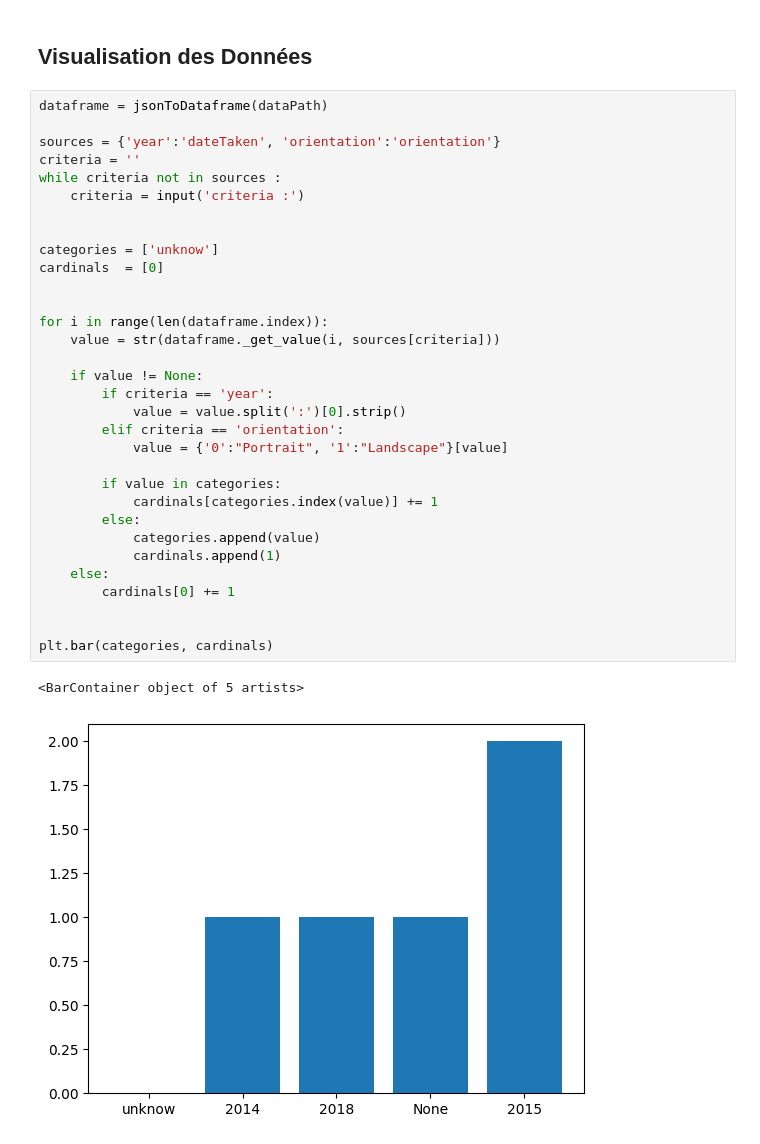
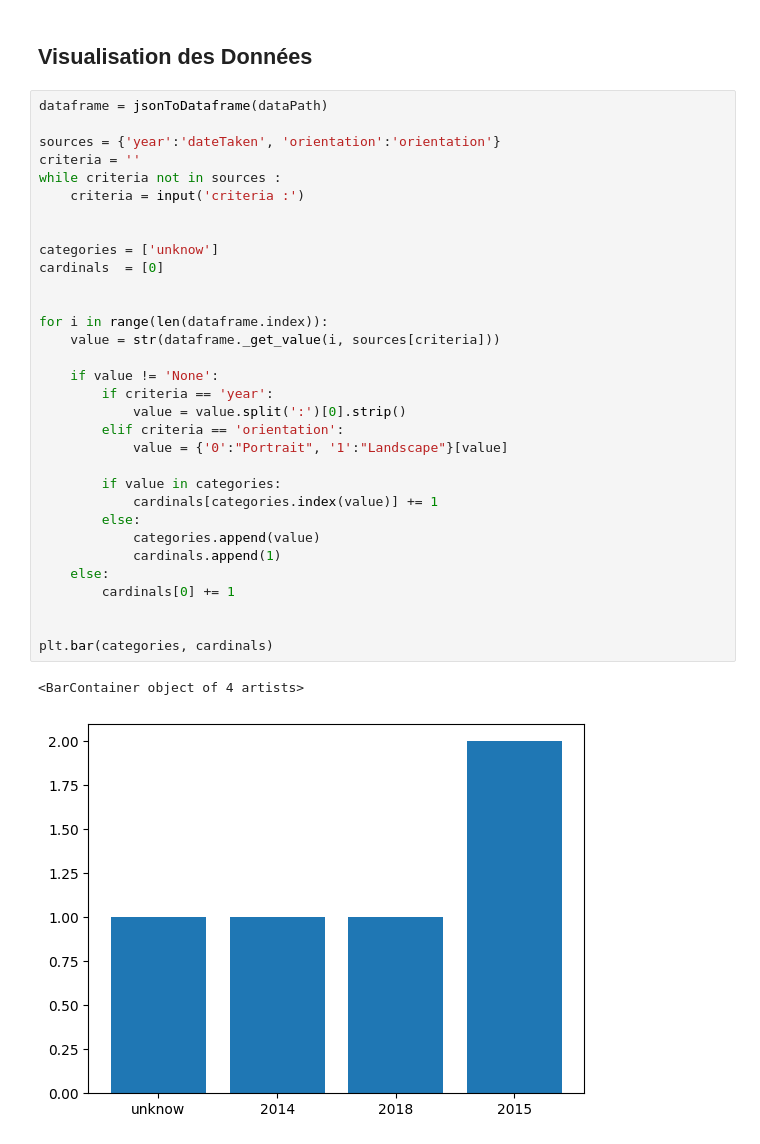
Before and after one commit to hugues-boisdon/DataMining2024, a Jupyter notebook: projet.ipynb, the cells around one changed output. Drawn from its saved outputs; the diff is of its cells as text.

```diff
--- a/projet.ipynb
+++ b/projet.ipynb
@@ -215,33 +215,33 @@ dataframe = jsonToDataframe(dataPath)
 
 sources = {'year':'dateTaken', 'orientation':'orientation'}
 criteria = ''
 while criteria not in sources :
     criteria = input('criteria :')
 
 
 categories = ['unknow']
 cardinals  = [0]
 
 
 for i in range(len(dataframe.index)):
     value = str(dataframe._get_value(i, sources[criteria]))
 
-    if value != None:
+    if value != 'None':
         if criteria == 'year':
             value = value.split(':')[0].strip()
         elif criteria == 'orientation':
             value = {'0':"Portrait", '1':"Landscape"}[value]
 
         if value in categories:
             cardinals[categories.index(value)] += 1
         else:
             categories.append(value)
             cardinals.append(1)
     else:
         cardinals[0] += 1
 
 
 plt.bar(categories, cardinals)
 # %% [output]
-<BarContainer object of 5 artists>
+<BarContainer object of 4 artists>
-[figure, old version]
+[figure, new version]
```
